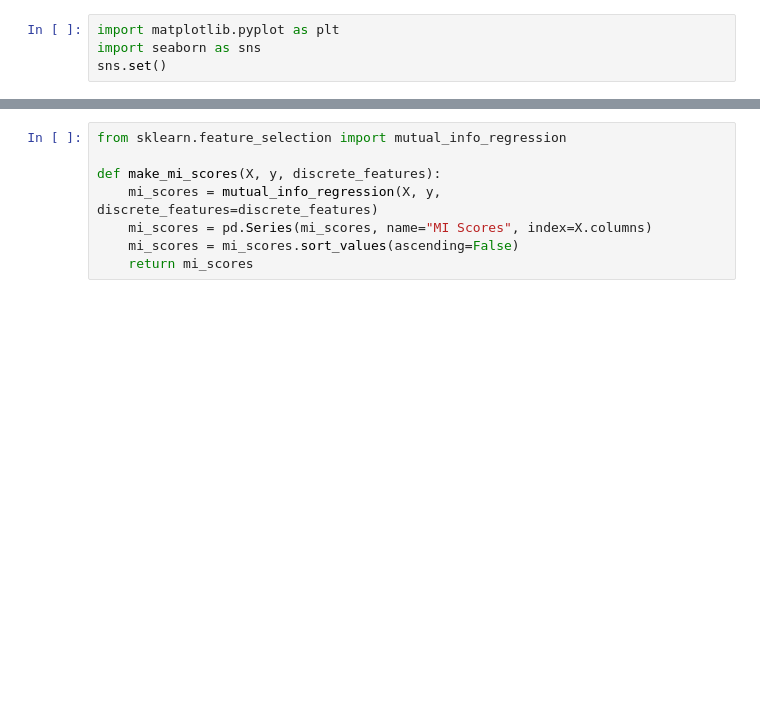
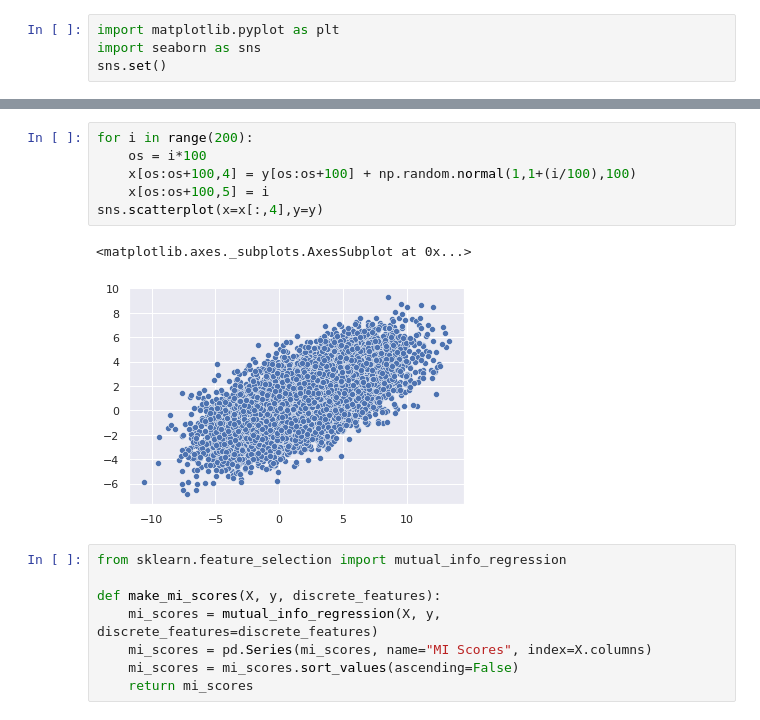
Before and after one commit to dolmani38/concept_drift, a Jupyter notebook: MINE_0219.ipynb, the cells around one changed output, grey strips where cells are left out. Cells and saved outputs as stored; diff of their text form; blank space fills up the shorter version.

```diff
--- a/MINE_0219.ipynb
+++ b/MINE_0219.ipynb
@@ -27,3 +27,12 @@ for ix,cor_ in enumerate(cor):
+# %%
+for i in range(200):
+    os = i*100
+    x[os:os+100,4] = y[os:os+100] + np.random.normal(1,1+(i/100),100)
+    x[os:os+100,5] = i
+sns.scatterplot(x=x[:,4],y=y)
+# %% [output]
+<matplotlib.axes._subplots.AxesSubplot at 0x...>
+[figure, added]
 # %%
 from sklearn.feature_selection import mutual_info_regression
 
```
Also changed, not shown: parts of 15 cells of this notebook.
